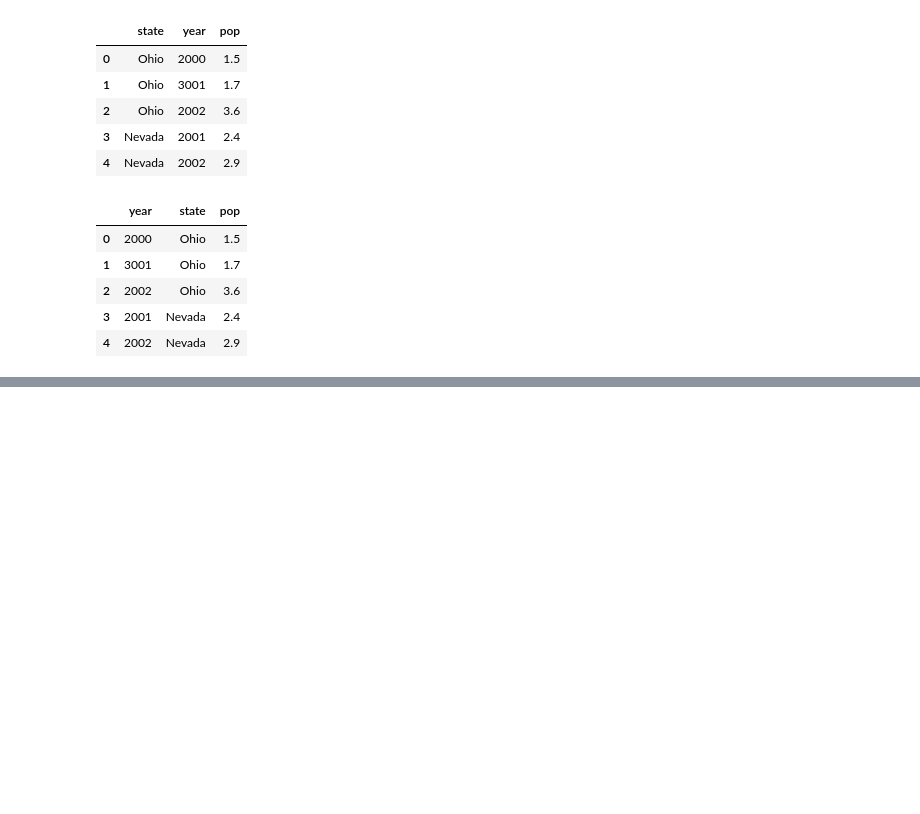
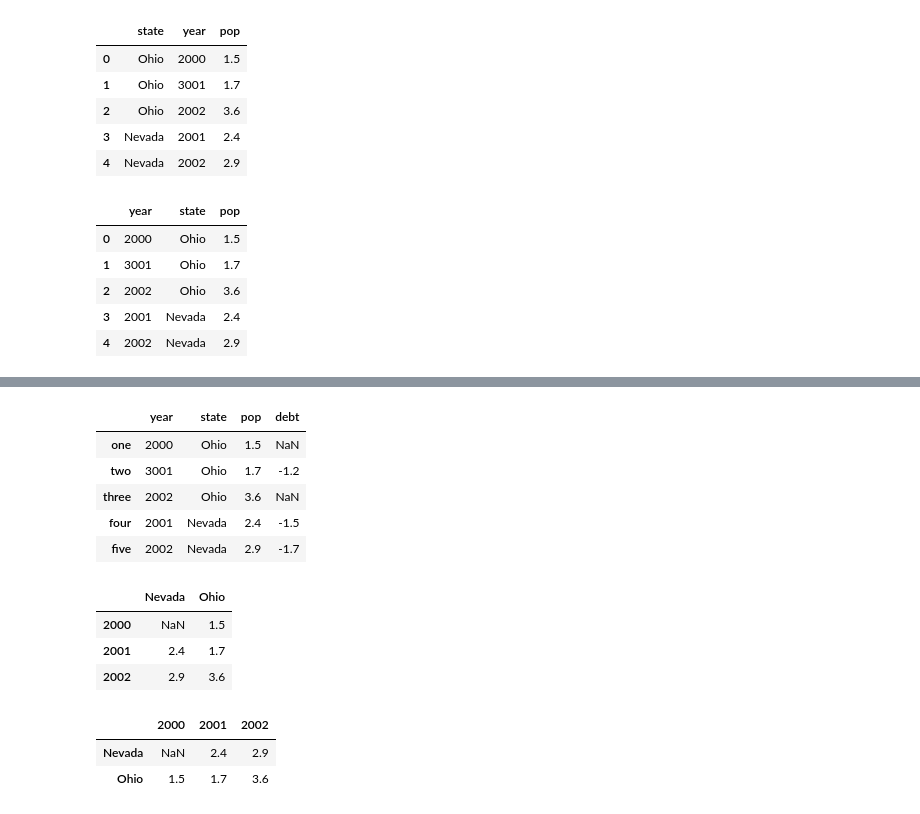
Before and after one commit to shuangsong/python_data_analysis, a Jupyter notebook: note_1.ipynb, the cells around one changed output, grey strips where cells are left out. Drawn from its saved outputs; the diff is of its cells as text; code cells hidden in the pictures; blank space fills up the shorter version.

```diff
--- a/note_1.ipynb
+++ b/note_1.ipynb
@@ -581,0 +592,27 @@ DataFrame(data, columns = ['year','state','pop'])
+# %%
+val = Series([-1.2,-1.5,-1.7], index = ['two','four','five'])
+frame2['debt']=val
+frame2
+# %% [output]
+|  | year | state | pop | debt |
+| one | 2000 | Ohio | 1.5 | NaN |
+| two | 3001 | Ohio | 1.7 | -1.2 |
+| three | 2002 | Ohio | 3.6 | NaN |
+| four | 2001 | Nevada | 2.4 | -1.5 |
+| five | 2002 | Nevada | 2.9 | -1.7 |
+# %%
+pop = {'Nevada':{2001:2.4,2002:2.9},
+      'Ohio':{2000:1.5,2001:1.7,2002:3.6}}
+frame3=DataFrame(pop)
+frame3
+# %% [output]
+|  | Nevada | Ohio |
+| 2000 | NaN | 1.5 |
+| 2001 | 2.4 | 1.7 |
+| 2002 | 2.9 | 3.6 |
+# %%
+frame3.T
+# %% [output]
+|  | 2000 | 2001 | 2002 |
+| Nevada | NaN | 2.4 | 2.9 |
+| Ohio | 1.5 | 1.7 | 3.6 |
```
Also changed, not shown: parts of 7 cells of this notebook.
